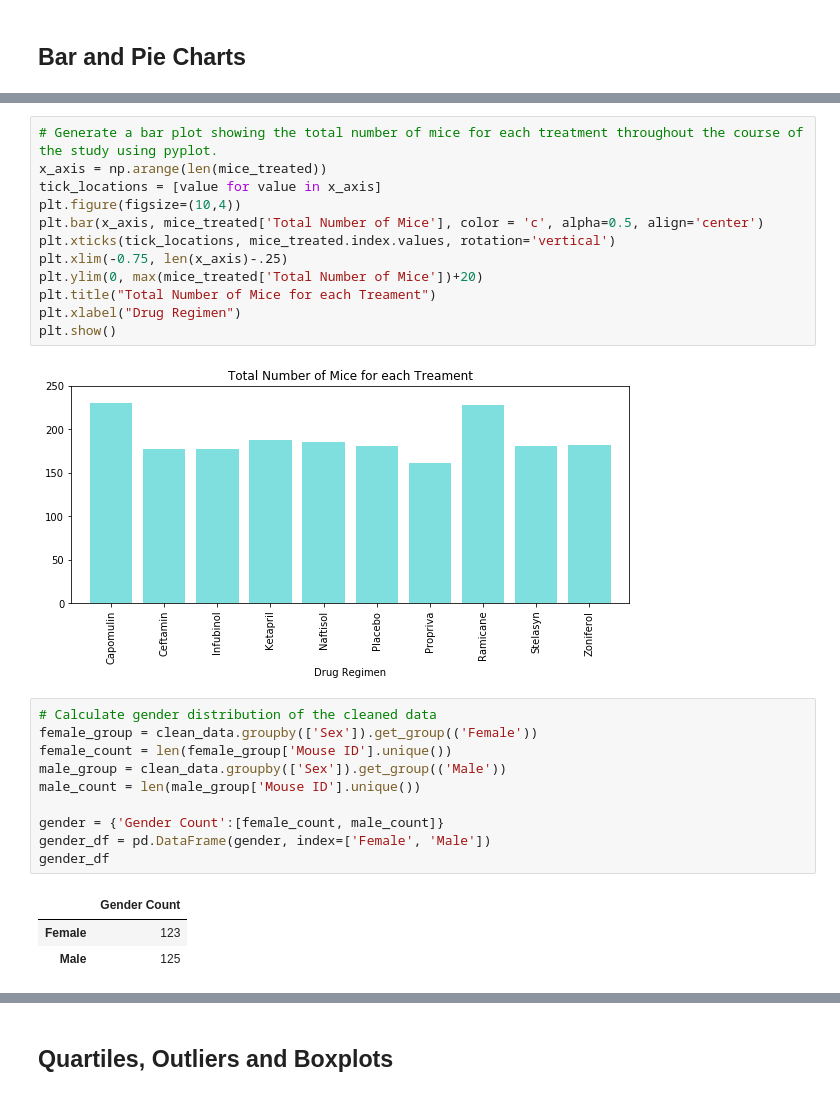
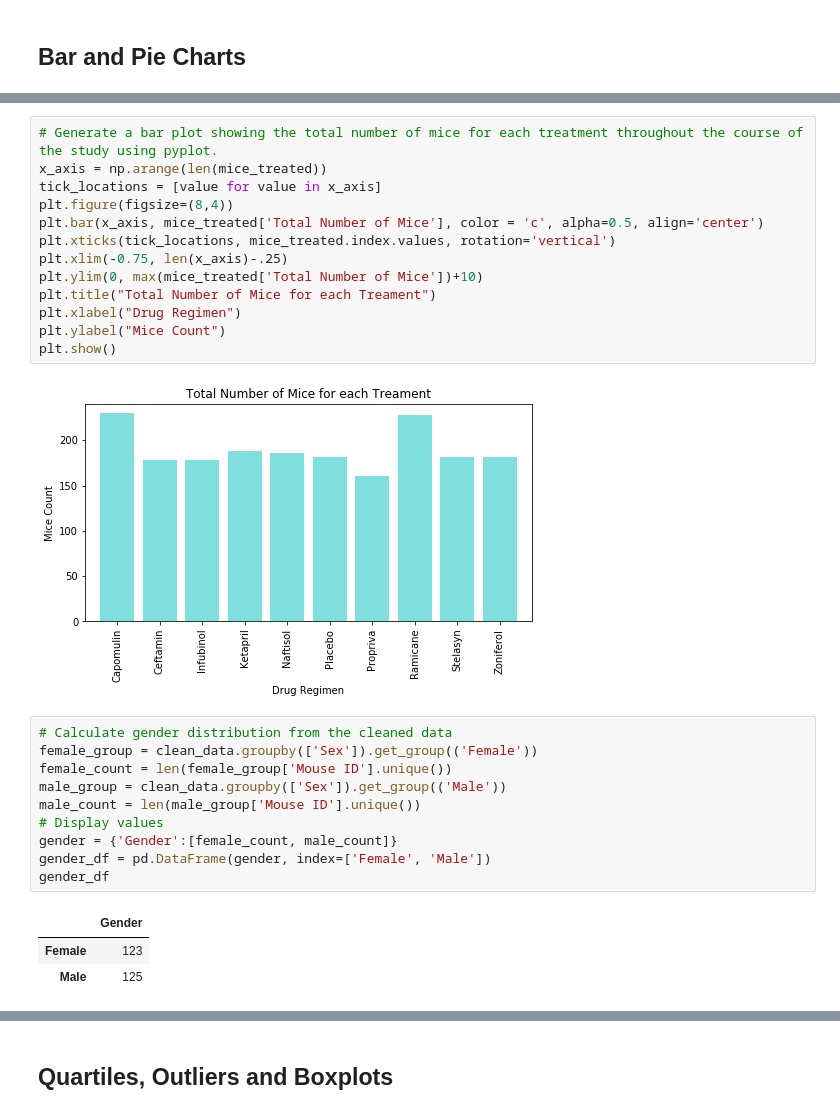
Before and after one commit to jkurtb/Matplotlib-Pharmaceuticals, a Jupyter notebook: kb-pymaceuticals.ipynb, the cells around one changed output, grey strips where cells are left out. Cells and saved outputs as stored; diff of their text form.

```diff
--- a/kb-pymaceuticals.ipynb
+++ b/kb-pymaceuticals.ipynb
@@ -165,29 +131,30 @@ plt.tight_layout()
 # %%
 # Generate a bar plot showing the total number of mice for each treatment throughout the course of the study using pyplot.
 x_axis = np.arange(len(mice_treated))
 tick_locations = [value for value in x_axis]
-plt.figure(figsize=(10,4))
+plt.figure(figsize=(8,4))
 plt.bar(x_axis, mice_treated['Total Number of Mice'], color = 'c', alpha=0.5, align='center')
 plt.xticks(tick_locations, mice_treated.index.values, rotation='vertical')
 plt.xlim(-0.75, len(x_axis)-.25)
-plt.ylim(0, max(mice_treated['Total Number of Mice'])+20)
+plt.ylim(0, max(mice_treated['Total Number of Mice'])+10)
 plt.title("Total Number of Mice for each Treament")
 plt.xlabel("Drug Regimen")
+plt.ylabel("Mice Count")
 plt.show()
 # %% [output]
-[figure, old version]
+[figure, new version]
 # %%
-# Calculate gender distribution of the cleaned data
+# Calculate gender distribution from the cleaned data
 female_group = clean_data.groupby(['Sex']).get_group(('Female'))
 female_count = len(female_group['Mouse ID'].unique())
 male_group = clean_data.groupby(['Sex']).get_group(('Male'))
 male_count = len(male_group['Mouse ID'].unique())
-
-gender = {'Gender Count':[female_count, male_count]}
+# Display values
+gender = {'Gender':[female_count, male_count]}
 gender_df = pd.DataFrame(gender, index=['Female', 'Male'])
 gender_df
 # %% [output]
-|  | Gender Count |
+|  | Gender |
 | Female | 123 |
 | Male | 125 |
 # %%
```
Also changed, not shown: parts of 23 cells of this notebook.
